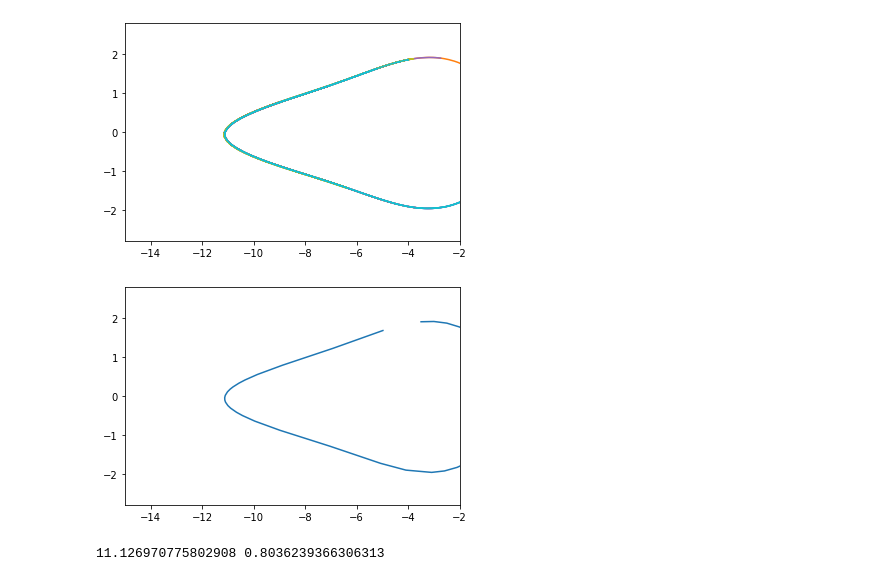
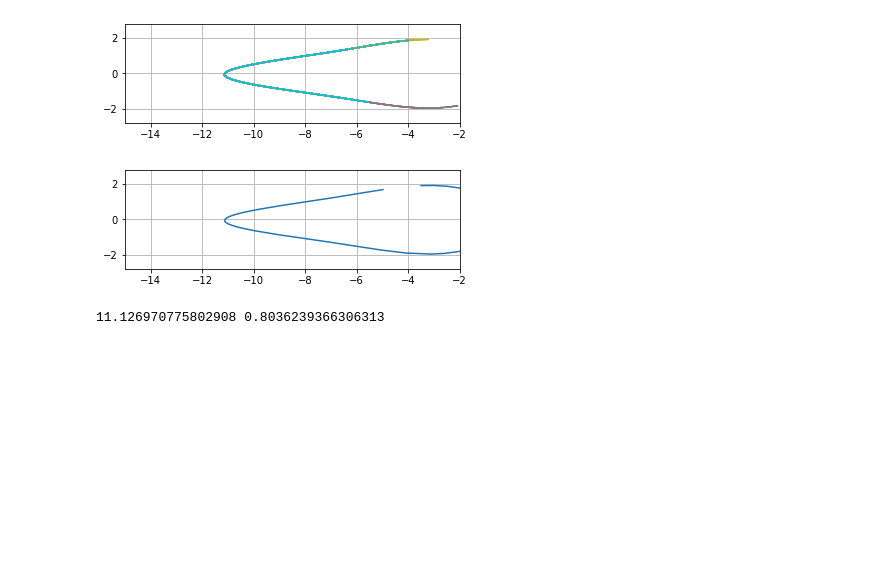
Before and after one commit to zbeever/cpt-solver, a Jupyter notebook: L_shell_estimation.ipynb, the cells around one changed output. Cells and saved outputs as stored; diff of their text form; code cells hidden in the pictures; blank space fills up the shorter version.

```diff
--- a/L_shell_estimation.ipynb
+++ b/L_shell_estimation.ipynb
@@ -68,24 +66,28 @@ eq_pas = eq_pitch_angle(history)
 # %%
 from geopack_numba.geopack import trace
 
+plt.subplot(211)
 for i in range(trials):
     plt.plot(history[i, :, 0, 0] / Re, history[i, :, 0, 2] / Re)
 
 plt.xlim([min_x, 0.5 * x_init_gsm])
 plt.ylim([-abs(1.5 * z_init_gsm), abs(1.5 * z_init_gsm)])
+plt.grid()
 plt.show()
 
+plt.subplot(212)
 x0, y0, z0, xx0, yy0, zz0 = trace(x_init_gsm, y_init_gsm, z_init_gsm, 1, 1000, parmod=0)
 x1, y1, z1, xx1, yy1, zz1 = trace(x_init_gsm, y_init_gsm, z_init_gsm, -1, 1000, parmod=0)
 plt.plot(xx0, zz0, color='C0')
 plt.plot(xx1, zz1, color='C0')
 plt.xlim([min_x, 0.5 * x_init_gsm])
 plt.ylim([-abs(1.5 * z_init_gsm), abs(1.5 * z_init_gsm)])
+plt.grid()
 
 plt.show()
 # %% [output]
-[figure, old version]
+[figure, new version]
-[figure, old version]
+[figure, new version]
 # %%
 @njit
 def characterize_field_line(field, r, parmod=0):
```
Also changed, not shown: parts of 1 cell of this notebook, 1 other file.
